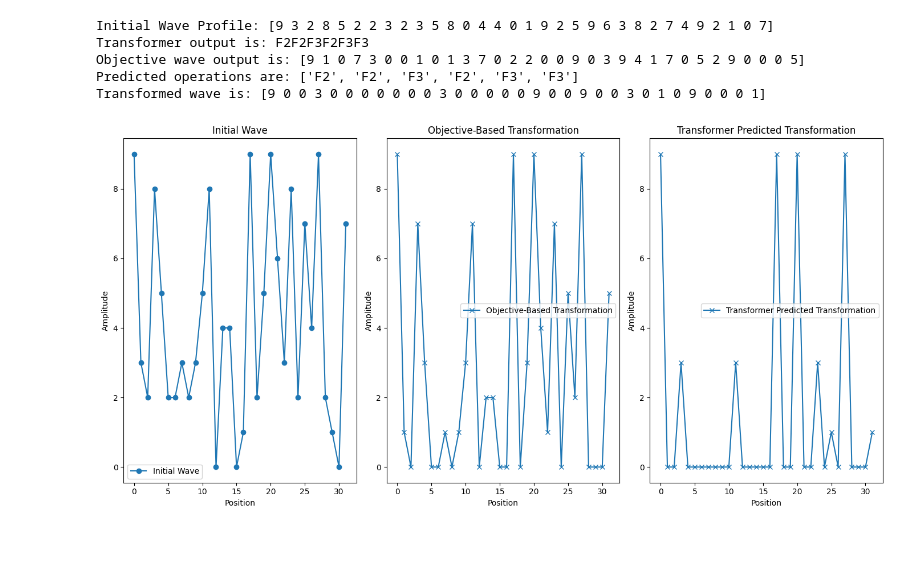
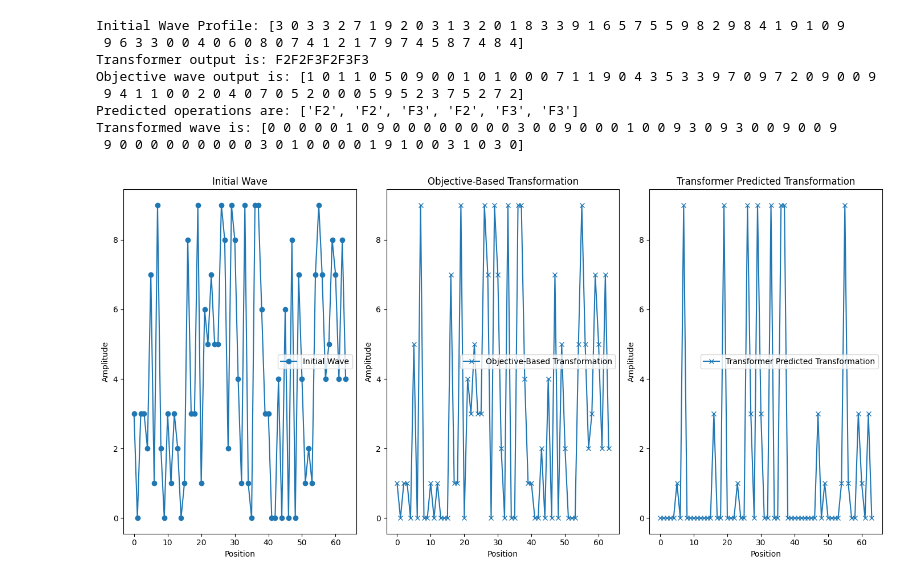
Before and after one commit to marquisdepolis/CATransformer, a Jupyter notebook: CAT_Wave_functions.ipynb, the cells around one changed output. Cells and saved outputs as stored; diff of their text form; code cells hidden in the pictures; blank space fills up the shorter version.

```diff
--- a/CAT_Wave_functions.ipynb
+++ b/CAT_Wave_functions.ipynb
@@ -335,7 +335,7 @@ model.eval()
 # Initialize the WaveFunction class
 wave_fn = WaveFunction()
 # Generate a random initial wave profile
-input_length = 32
+input_length = 64
 initial_wave = (np.random.rand(input_length) * 10).astype(int)
 print(f"Initial Wave Profile: {initial_wave}")
 
@@ -367,34 +367,37 @@ transformed_wave = wave_fn.custom_transform(initial_wave, predicted_operations)
 print(f"Transformed wave is: {transformed_wave}")
 
 # Plotting results
 plt.figure(figsize=(14, 7))
 plt.subplot(1, 3, 1)
 plt.plot(initial_wave, label='Initial Wave', marker='o')
 plt.title('Initial Wave')
 plt.xlabel('Position')
 plt.ylabel('Amplitude')
 plt.legend()
 
 plt.subplot(1, 3, 2)
 plt.plot(objective_wave_output, label='Objective-Based Transformation', marker='x')
 plt.title('Objective-Based Transformation')
 plt.xlabel('Position')
 plt.ylabel('Amplitude')
 plt.legend()
 
 plt.subplot(1, 3, 3)
 plt.plot(transformed_wave, label='Transformer Predicted Transformation', marker='x')
 plt.title('Transformer Predicted Transformation')
 plt.xlabel('Position')
 plt.ylabel('Amplitude')
 plt.legend()
 
 plt.tight_layout()
 plt.show()
 # %% [output]
-Initial Wave Profile: [9 3 2 8 5 2 2 3 2 3 5 8 0 4 4 0 1 9 2 5 9 6 3 8 2 7 4 9 2 1 0 7]
+Initial Wave Profile: [3 0 3 3 2 7 1 9 2 0 3 1 3 2 0 1 8 3 3 9 1 6 5 7 5 5 9 8 2 9 8 4 1 9 1 0 9
+ 9 6 3 3 0 0 4 0 6 0 8 0 7 4 1 2 1 7 9 7 4 5 8 7 4 8 4]
 Transformer output is: F2F2F3F2F3F3
-Objective wave output is: [9 1 0 7 3 0 0 1 0 1 3 7 0 2 2 0 0 9 0 3 9 4 1 7 0 5 2 9 0 0 0 5]
+Objective wave output is: [1 0 1 1 0 5 0 9 0 0 1 0 1 0 0 0 7 1 1 9 0 4 3 5 3 3 9 7 0 9 7 2 0 9 0 0 9
+ 9 4 1 1 0 0 2 0 4 0 7 0 5 2 0 0 0 5 9 5 2 3 7 5 2 7 2]
 Predicted operations are: ['F2', 'F2', 'F3', 'F2', 'F3', 'F3']
-Transformed wave is: [9 0 0 3 0 0 0 0 0 0 0 3 0 0 0 0 0 9 0 0 9 0 0 3 0 1 0 9 0 0 0 1]
+Transformed wave is: [0 0 0 0 0 1 0 9 0 0 0 0 0 0 0 0 3 0 0 9 0 0 0 1 0 0 9 3 0 9 3 0 0 9 0 0 9
+ 9 0 0 0 0 0 0 0 0 0 3 0 1 0 0 0 0 1 9 1 0 0 3 1 0 3 0]
-[figure, old version]
+[figure, new version]
```
Also changed, not shown: parts of 1 cell of this notebook, 3 other files.
